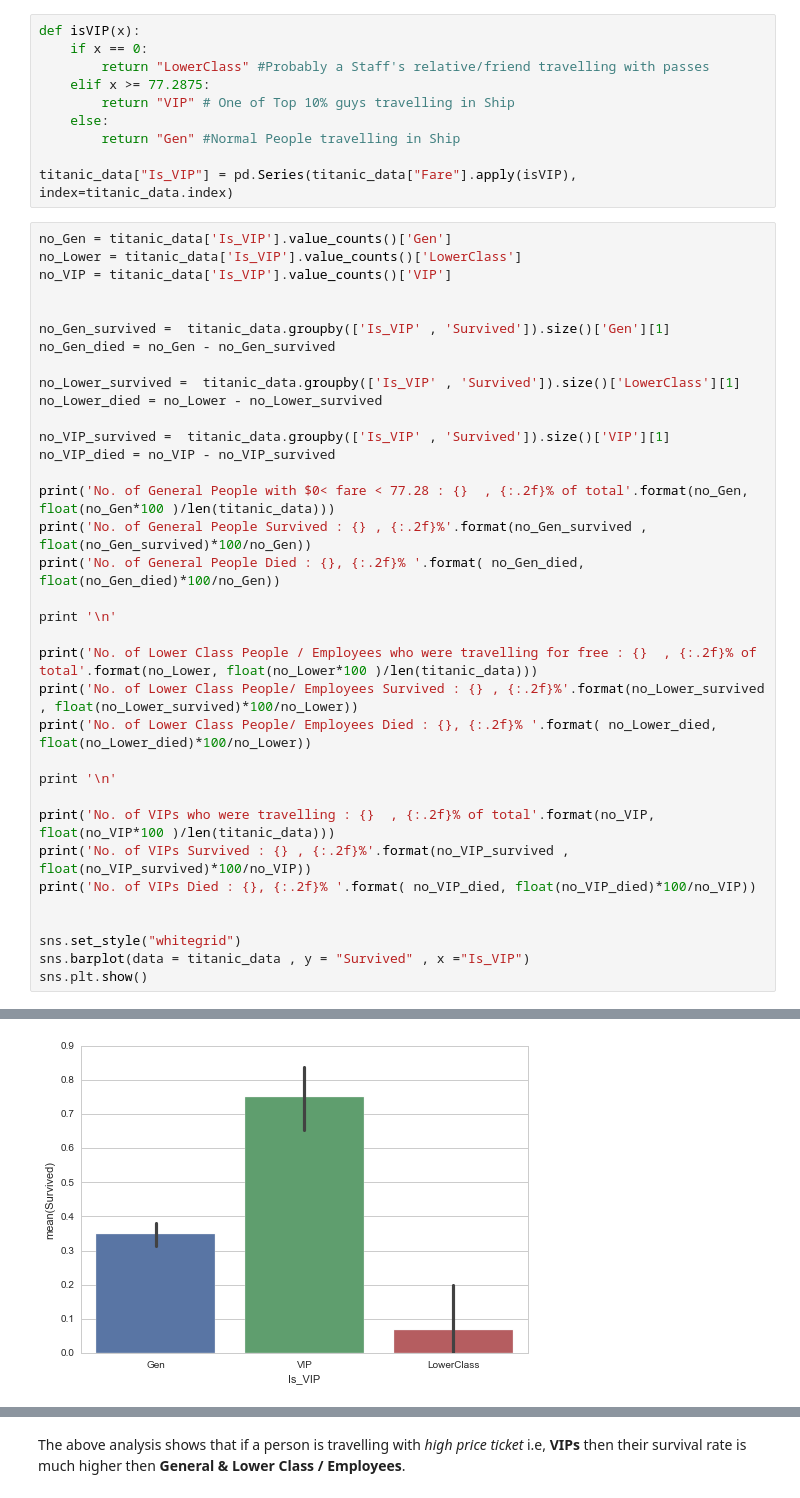
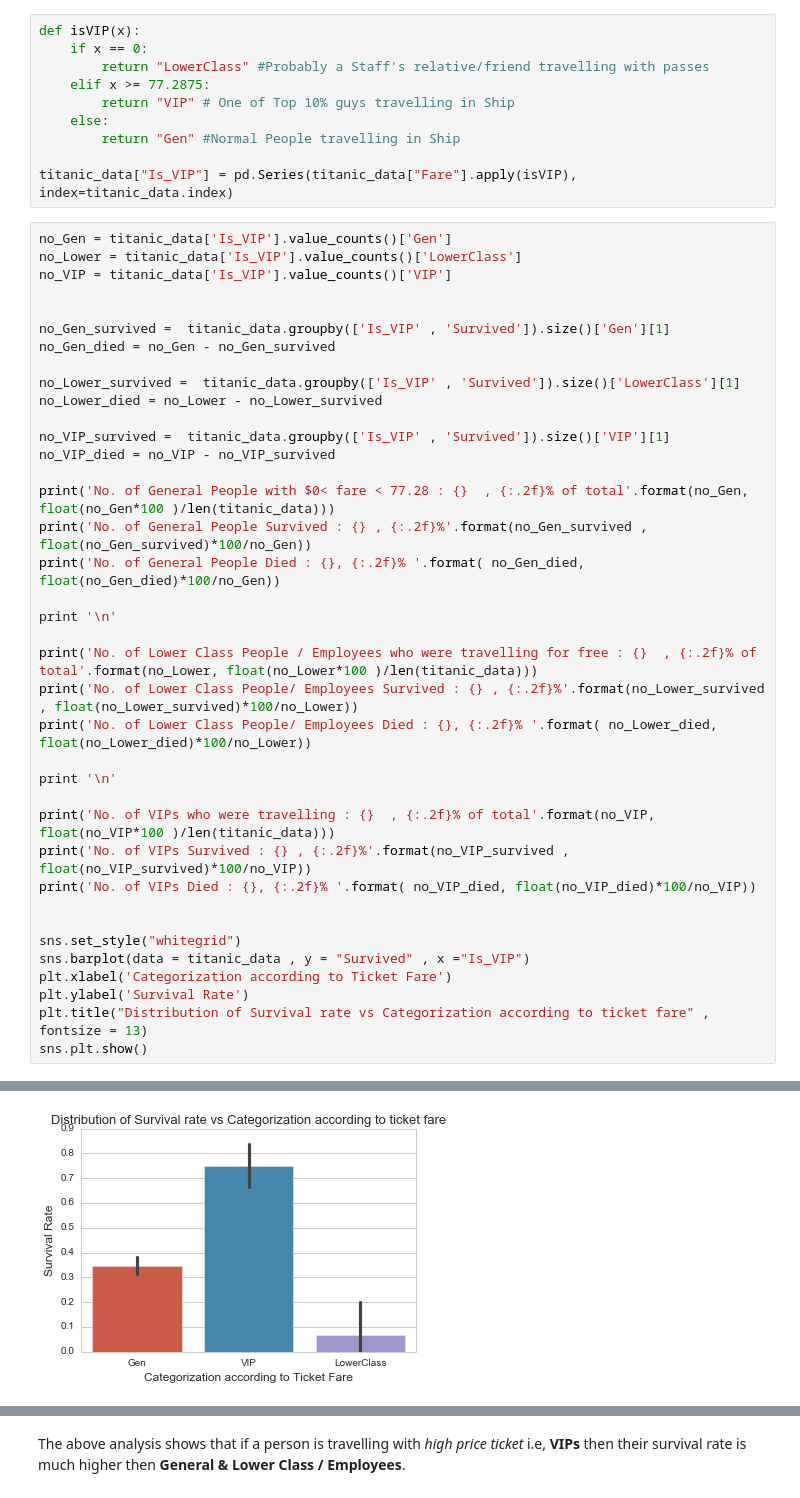
Before and after one commit to rpalsaxena/Titanic-Dataset-Analysis, a Jupyter notebook: Titanic_data_analysis.ipynb, the cells around one changed output, grey strips where cells are left out. Saved outputs shown, nothing was run; the diff lists cells and outputs as text.

Commit message:
Visualizations made in the project depict the data in an appropriate manner that allows plots to be readily interpreted.

```diff
--- a/Titanic_data_analysis.ipynb
+++ b/Titanic_data_analysis.ipynb
@@ -148,34 +148,37 @@ print('No. of General People Died : {}, {:.2f}% '.format( no_Gen_died, float(no_
 print '\n'
 
 print('No. of Lower Class People / Employees who were travelling for free : {}  , {:.2f}% of total'.format(no_Lower, float(no_Lower*100 )/len(titanic_data)))
 print('No. of Lower Class People/ Employees Survived : {} , {:.2f}%'.format(no_Lower_survived , float(no_Lower_survived)*100/no_Lower))
 print('No. of Lower Class People/ Employees Died : {}, {:.2f}% '.format( no_Lower_died, float(no_Lower_died)*100/no_Lower))
 
 print '\n'
 
 print('No. of VIPs who were travelling : {}  , {:.2f}% of total'.format(no_VIP, float(no_VIP*100 )/len(titanic_data)))
 print('No. of VIPs Survived : {} , {:.2f}%'.format(no_VIP_survived , float(no_VIP_survived)*100/no_VIP))
 print('No. of VIPs Died : {}, {:.2f}% '.format( no_VIP_died, float(no_VIP_died)*100/no_VIP))
 
 
 sns.set_style("whitegrid")
 sns.barplot(data = titanic_data , y = "Survived" , x ="Is_VIP")
+plt.xlabel('Categorization according to Ticket Fare')
+plt.ylabel('Survival Rate')
+plt.title("Distribution of Survival rate vs Categorization according to ticket fare" , fontsize = 13)
 sns.plt.show()
 # %% [output]
 No. of General People with $0< fare < 77.28 : 784  , 87.99% of total
 No. of General People Survived : 272 , 34.69%
 No. of General People Died : 512, 65.31%
 
 
 No. of Lower Class People / Employees who were travelling for free : 15  , 1.68% of total
 No. of Lower Class People/ Employees Survived : 1 , 6.67%
 No. of Lower Class People/ Employees Died : 14, 93.33%
 
 
 No. of VIPs who were travelling : 92  , 10.33% of total
 No. of VIPs Survived : 69 , 75.00%
 No. of VIPs Died : 23, 25.00%
-[figure, old version]
+[figure, new version]
 # %%
 %pylab inline
 #This graph shows the basic fare analysis
```
Also changed, not shown: parts of 11 cells of this notebook.
